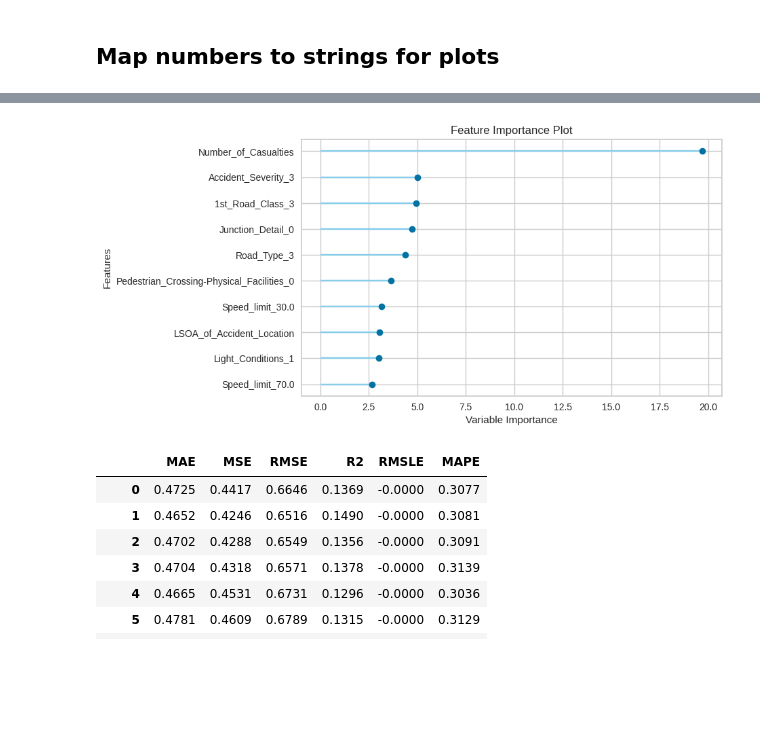
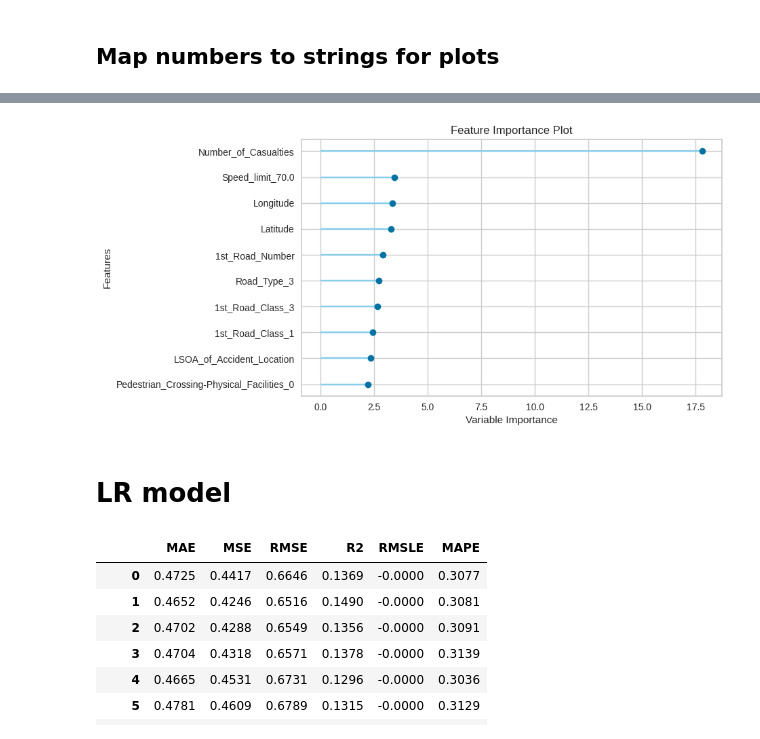
Before and after one commit to iamjakkie/RoadSafety, a Jupyter notebook: Number of Vehicles predictions.ipynb, the cells around one changed output, grey strips where cells are left out. Saved outputs shown, nothing was run; the diff lists cells and outputs as text; code cells hidden in the pictures; blank space fills up the shorter version.

```diff
--- a/Number of Vehicles predictions.ipynb
+++ b/Number of Vehicles predictions.ipynb
@@ -517,7 +764,9 @@ TypeError: unsupported operand type(s) for -: 'float' and 'str'
 # %%
-plot_model(tuned_CBR, 'feature')
+plot_model(CBR, 'feature')
 # %% [output]
-[figure, old version]
+[figure, new version]
+# %% [markdown]
+# LR model
 # %%
 lr = create_model('lr')
 # %% [output]
```
Also changed, not shown: parts of 81 cells of this notebook, 1 other file.
